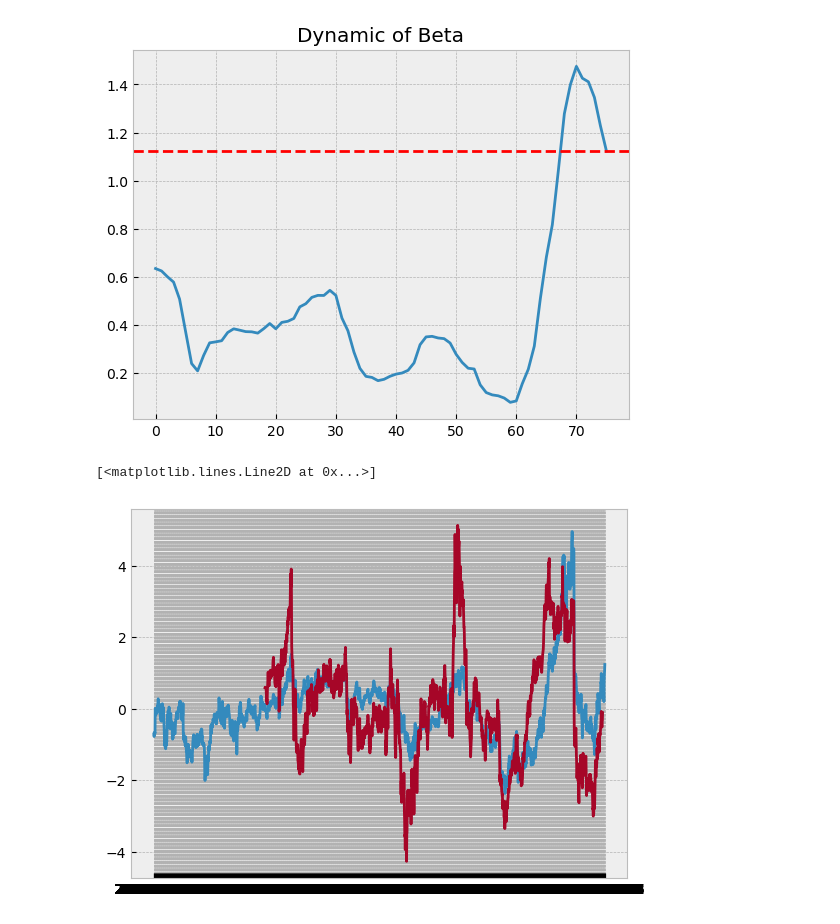
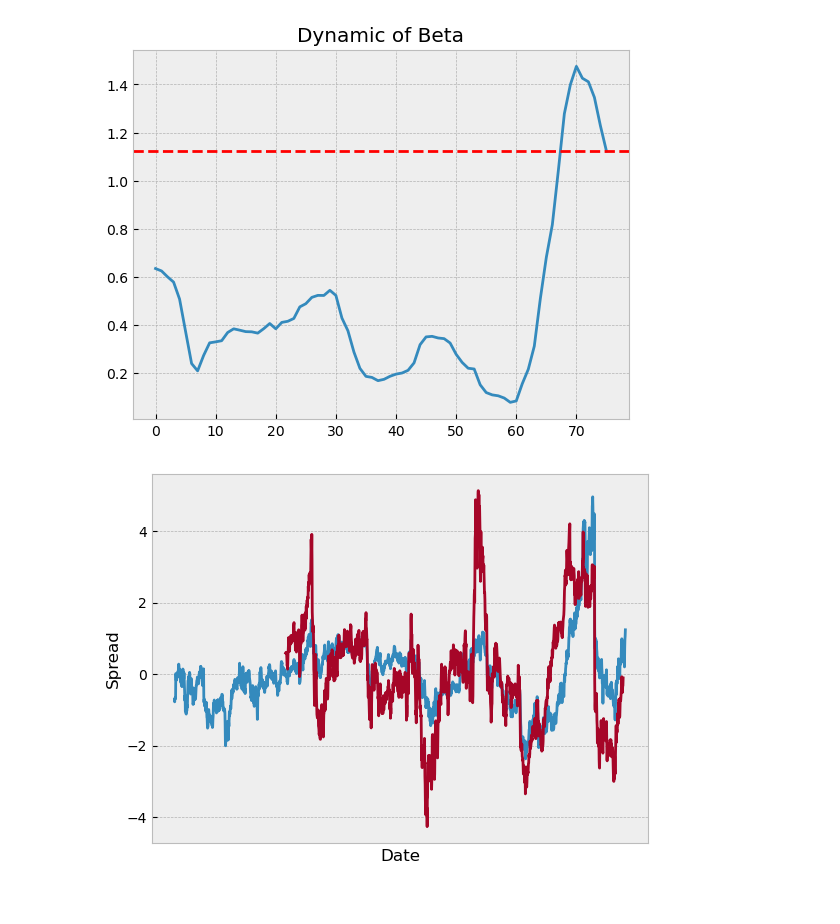
Before and after one commit to victoriawong1123/emf_project2, a Jupyter notebook: emf_project2.ipynb, the cells around one changed output. Cells and saved outputs as stored; diff of their text form; code cells hidden in the pictures.

```diff
--- a/emf_project2.ipynb
+++ b/emf_project2.ipynb
@@ -690,3 +727,12 @@ max_ws = max(ws)
 print(profit, lowest_ws, max_ws)
 # %% [output]
 30627.18141530262 1000 31627.18141530262
+# %%
+num_trade2 = 0
+
+for i in digital_position_decision:
+    if i == 2 or i == -2:
+        num_trade2 += 1
+
+num_trade2 = 2*num_trade2
+num_trade2
@@ -1246,11 +1411,14 @@ Text(0.5, 1.0, 'Dynamic of Beta')
 # %%
 ax  = plt.gca()
 
 ax.plot(signals.index, signals.values)
 ax.plot(roll_sig.index, roll_sig.values)
+plt.xticks([])
+plt.xlabel('Date')
+plt.ylabel('Spread')
+plt.savefig('newzts.pdf')
 # %% [output]
-[<matplotlib.lines.Line2D at 0x...>]
-[figure, old version]
+[figure, new version]
 # %%
 # 3.10 Out of sample pair trading strategy
 # %%
```
Also changed, not shown: parts of 26 cells of this notebook, 11 other files.
